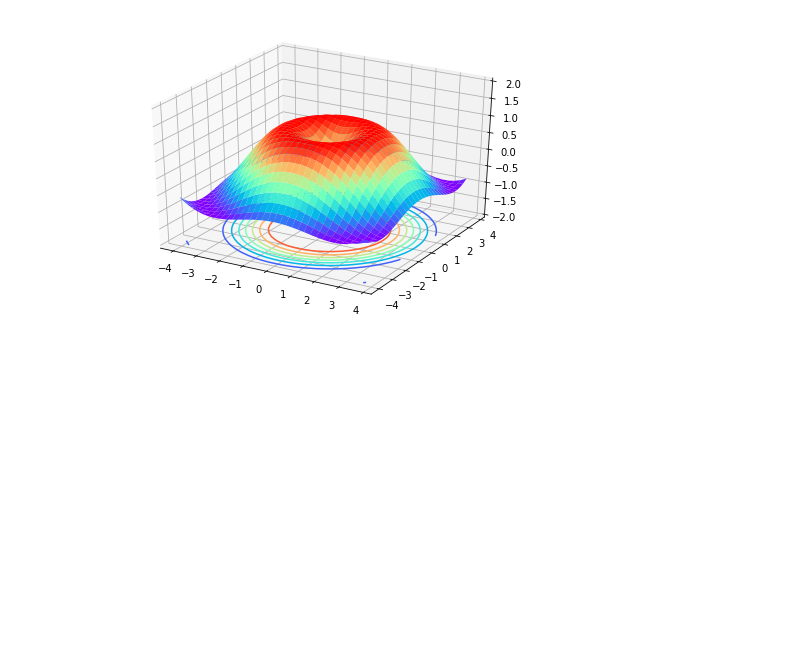
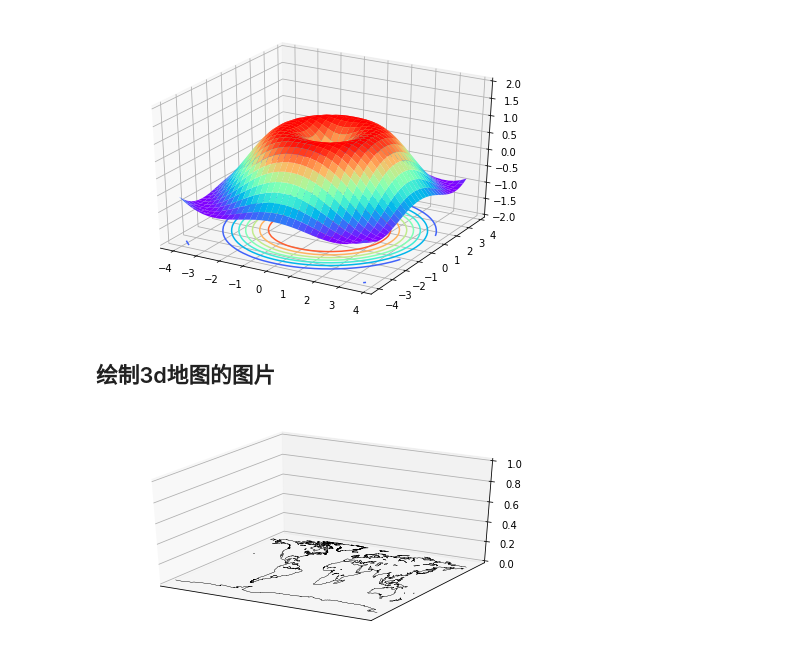
Before and after one commit to liyuan3970/study_demo, a Jupyter notebook: met_plot/Basemap/Basemap.ipynb, the cells around one changed output. Cells and saved outputs as stored; diff of their text form; code cells hidden in the pictures; blank space fills up the shorter version.

Commit message:
basemap

```diff
--- a/met_plot/Basemap/Basemap.ipynb
+++ b/met_plot/Basemap/Basemap.ipynb
@@ -637,3 +637,28 @@ ax.set_zlim(-2, 2)
 plt.show()
 # %% [output]
 [figure]
+# %% [markdown]
+## 绘制3d地图的图片
+# %%
+%matplotlib inline
+import matplotlib.pyplot as plt
+from mpl_toolkits.mplot3d import Axes3D
+from mpl_toolkits.basemap import Basemap
+
+map = Basemap()
+
+fig = plt.figure()
+ax = Axes3D(fig)
+
+'''
+ax.azim = 270
+ax.elev = 90
+ax.dist = 5
+'''
+
+ax.add_collection3d(map.drawcoastlines(linewidth=0.25))
+ax.add_collection3d(map.drawcountries(linewidth=0.35))
+
+plt.show()
+# %% [output]
+[figure, added]
```
Also changed, not shown: parts of 2 cells of this notebook, 1 other file.
